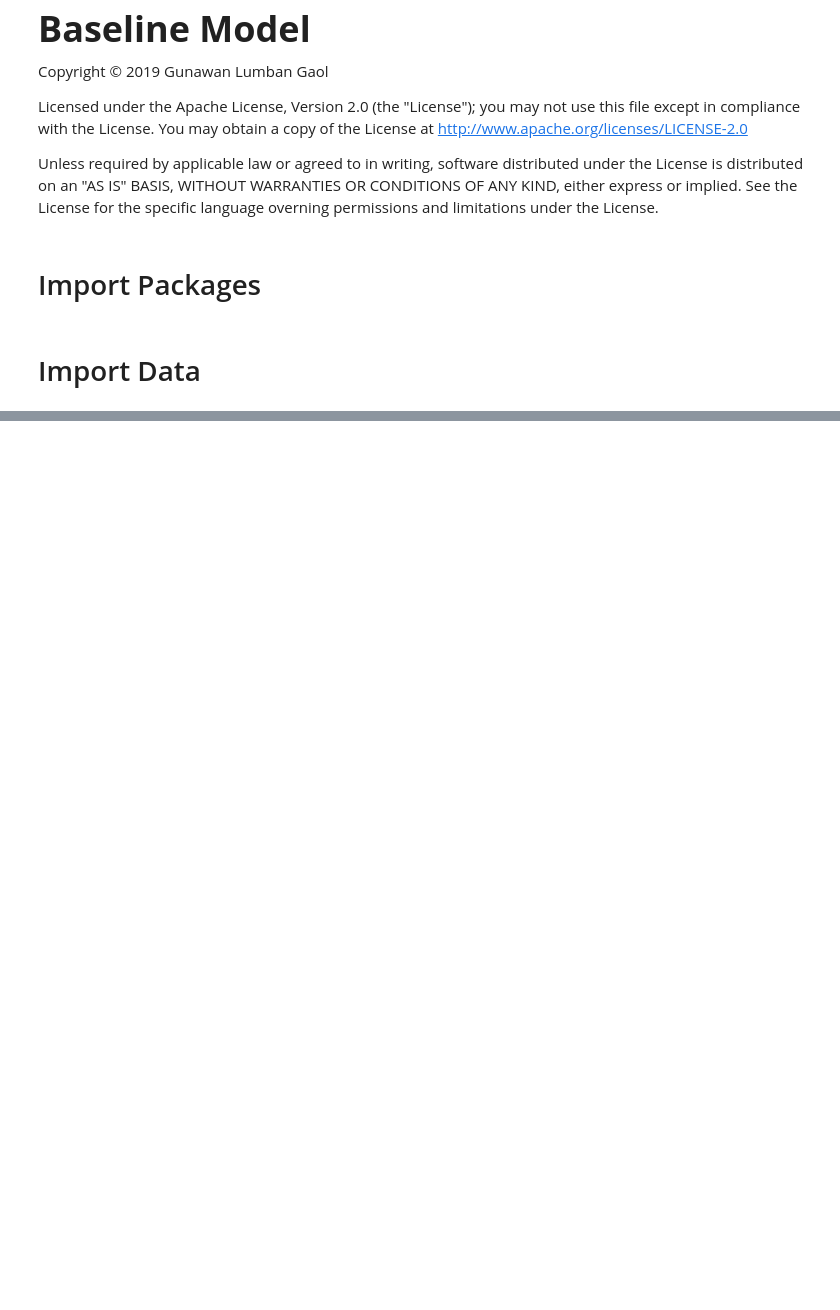
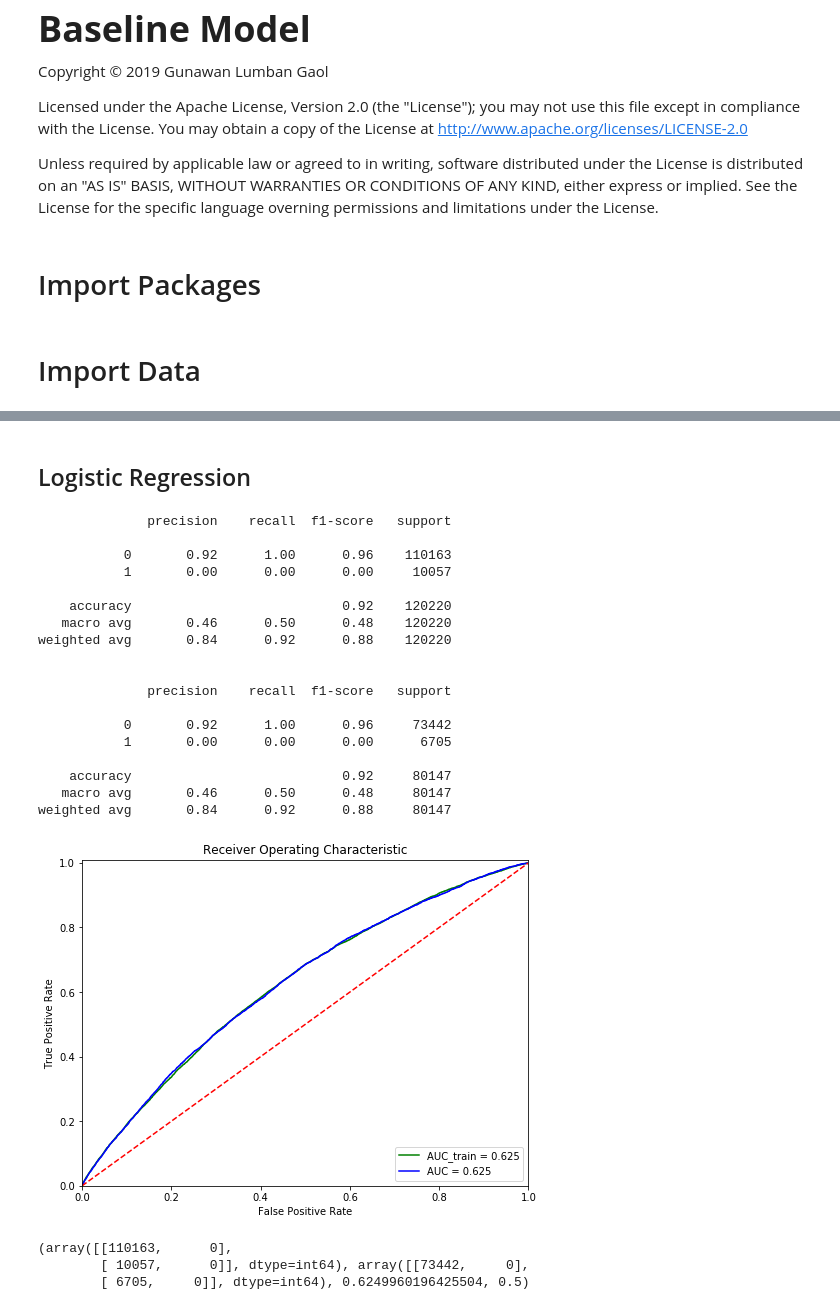
Before and after one commit to TJMSambas/capstone-project-iykra, a Jupyter notebook: Baseline Model - Gunawan.ipynb, the cells around one changed output, grey strips where cells are left out. Saved outputs shown, nothing was run; the diff lists cells and outputs as text; code cells hidden in the pictures; blank space fills up the shorter version.

```diff
--- a/Baseline Model - Gunawan.ipynb
+++ b/Baseline Model - Gunawan.ipynb
@@ -15,0 +160,18 @@ import pandas as pd
+# %%
+if (application_train[col_target].nunique() == 2):
+    cols_num = list(set(application_train.select_dtypes(include=[np.number]).columns) - set([col_ID]))
+    cols_cat = list(set(application_train.select_dtypes(exclude=[np.number]).columns) - set([col_target]))
+else:
+    cols_num = list(set(application_train.select_dtypes(include=[np.number]).columns) - set([col_ID, col_target]))
+    cols_cat = list(set(application_train.select_dtypes(exclude=[np.number]).columns))
+# %% [markdown]
+## Logistic Regression
+# %%
+for col in cols_cat:
+    application_train = pd.concat([application_train, pd.get_dummies(application_train[col], prefix='d_'+col, drop_first=True)], axis=1)
+
+cols_cat_d = application_train.columns[application_train.columns.str.startswith('d_')]
+cols_feature = cols_num + list(cols_cat_d.values)
+# %%
+application_train = application_train.replace([np.inf, -np.inf, 'XNA'], np.nan)
+application_train = application_train.dropna()
@@ -15,0 +228,31 @@ import pandas as pd
+# %%
+X_train, X_test, y_train, y_test = train_test_split(application_train[cols_feature],
+                                                    application_train[col_target],
+                                                    test_size=0.4,
+                                                    random_state=42,
+                                                    stratify=application_train[col_target])
+# %%
+logistic_regression(X_train, X_test, y_train, y_test)
+# %% [output]
+              precision    recall  f1-score   support
+
+           0       0.92      1.00      0.96    110163
+           1       0.00      0.00      0.00     10057
+
+    accuracy                           0.92    120220
+   macro avg       0.46      0.50      0.48    120220
+weighted avg       0.84      0.92      0.88    120220
+
+
+              precision    recall  f1-score   support
+
+           0       0.92      1.00      0.96     73442
+           1       0.00      0.00      0.00      6705
+
+    accuracy                           0.92     80147
+   macro avg       0.46      0.50      0.48     80147
+weighted avg       0.84      0.92      0.88     80147
+[figure, added]
+(array([[110163,      0],
+        [ 10057,      0]], dtype=int64), array([[73442,     0],
+        [ 6705,     0]], dtype=int64), 0.6249960196425504, 0.5)
```
Also changed, not shown: parts of 19 cells of this notebook, 1 other file.
